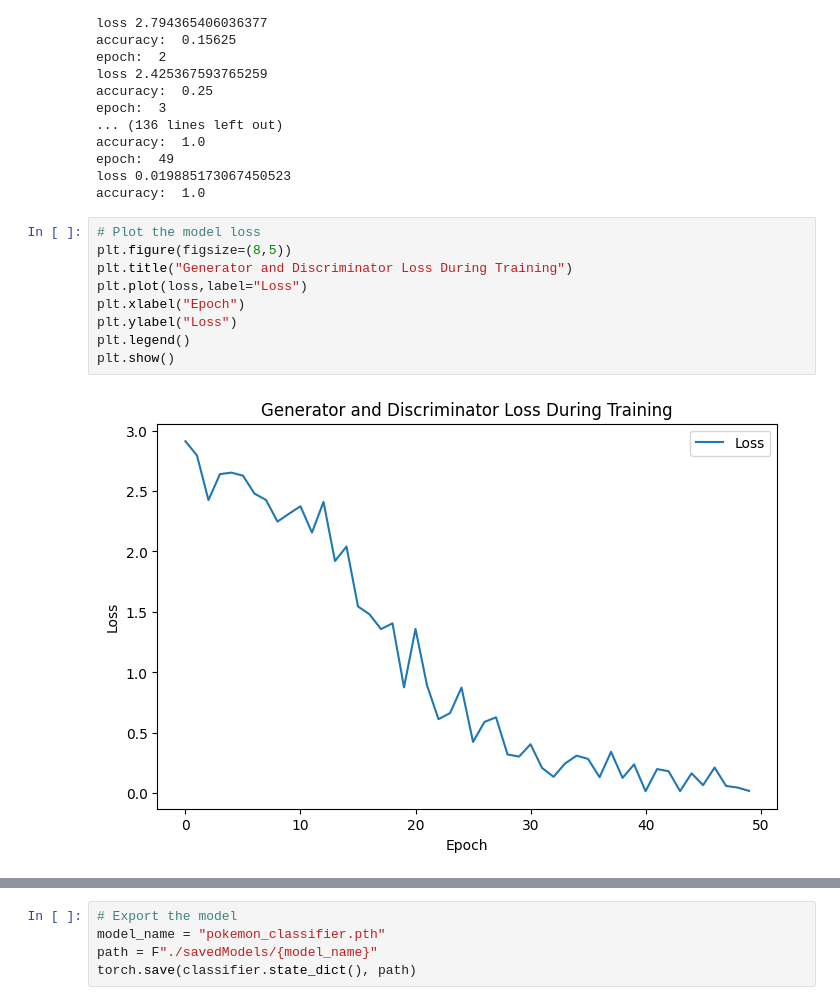
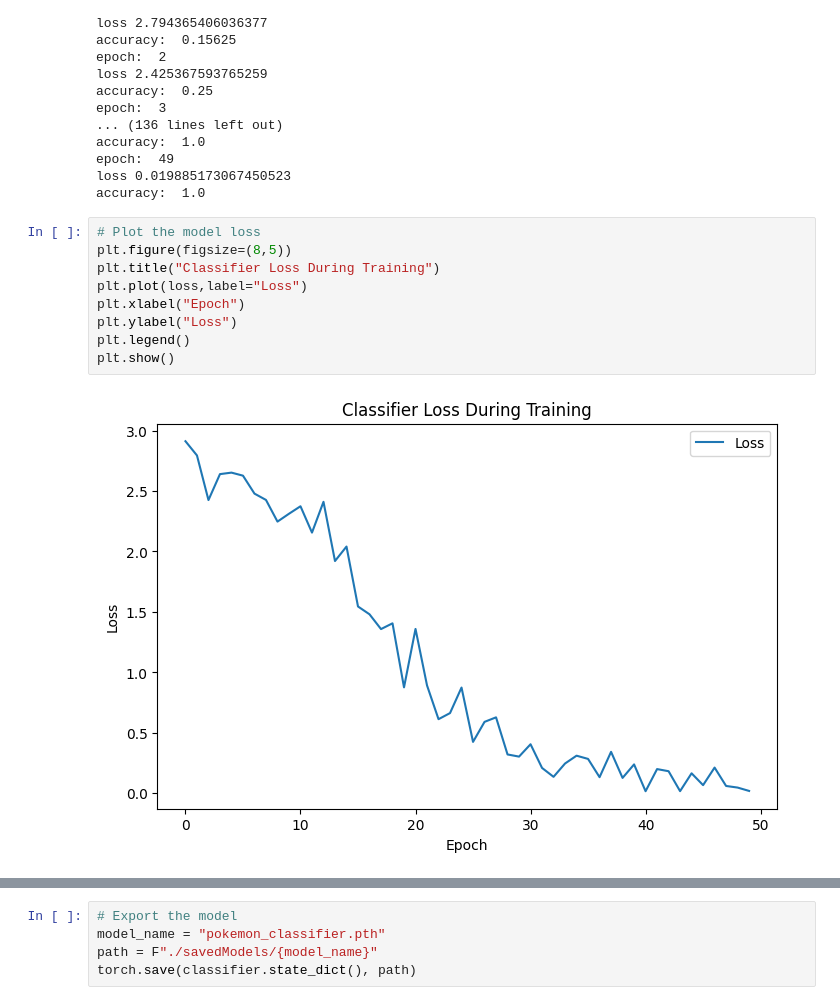
Before and after one commit to MannBen/ECS171-Proj, a Jupyter notebook: Pokemon_Classifier_Final.ipynb, the cells around one changed output, grey strips where cells are left out. Drawn from its saved outputs; the diff is of its cells as text.

Commit message:
fixed graph labels

```diff
--- a/Pokemon_Classifier_Final.ipynb
+++ b/Pokemon_Classifier_Final.ipynb
@@ -194,14 +194,14 @@ accuracy:  1.0
 # %%
 # Plot the model loss
 plt.figure(figsize=(8,5))
-plt.title("Generator and Discriminator Loss During Training")
+plt.title("Classifier Loss During Training")
 plt.plot(loss,label="Loss")
 plt.xlabel("Epoch")
 plt.ylabel("Loss")
 plt.legend()
 plt.show()
 # %% [output]
-[figure, old version]
+[figure, new version]
 # %%
 # Plot the model accuracy during training
 plt.figure(figsize=(8,5))
```
Also changed, not shown: parts of 1 cell of this notebook.
